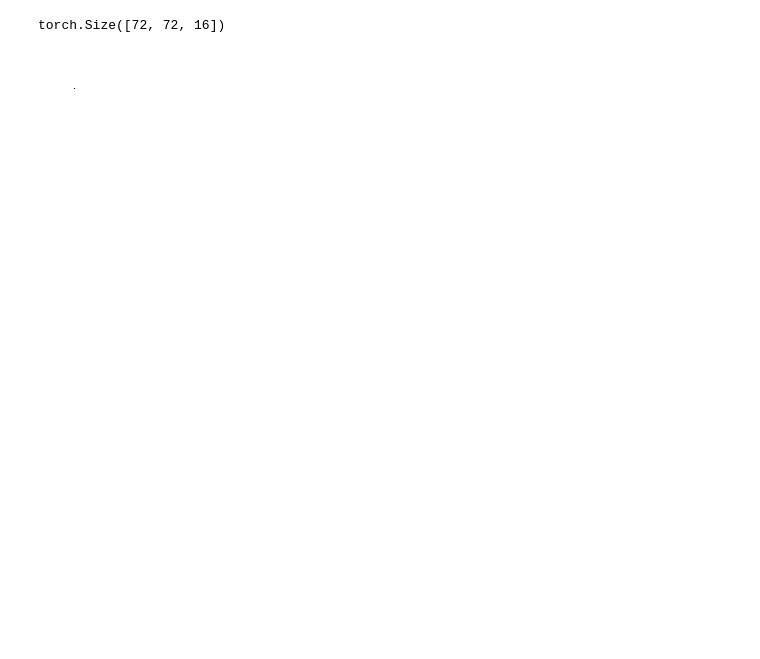
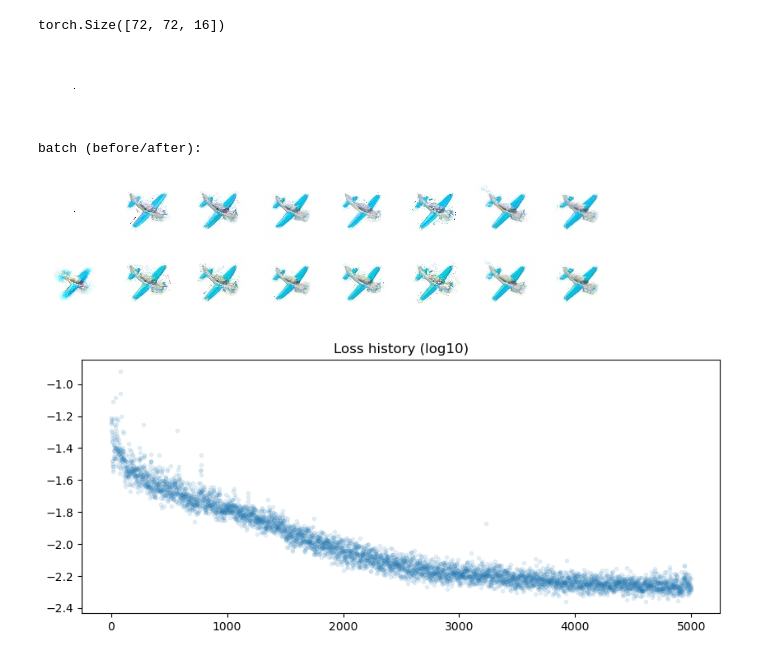
Before and after one commit to Radevsi/cellular-automata, a Jupyter notebook: PyTorch_reimplementations/persistent_mode.ipynb, the cells around one changed output. Saved outputs shown, nothing was run; the diff lists cells and outputs as text; code cells hidden in the pictures; blank space fills up the shorter version.

```diff
--- a/PyTorch_reimplementations/persistent_mode.ipynb
+++ b/PyTorch_reimplementations/persistent_mode.ipynb
@@ -209,13 +209,15 @@ class Train:
 
     # Initialize optimizer with lr scheduler
     self.optim = torch.optim.Adam(self.ca.parameters(), lr=self.lr)
-    self.scheduler = torch.optim.lr_scheduler.StepLR(self.optim, step_size=2000, gamma=0.1)
+    # self.scheduler = torch.optim.lr_scheduler.StepLR(self.optim, step_size=2000, gamma=0.1)
+    self.scheduler = torch.optim.lr_scheduler.MultiStepLR(self.optim, milestones=[1500], gamma=0.25)
 
     # Use library MSELoss
     self.loss_f = nn.MSELoss()
 
     # Pool of training samples for "persistent" training mode
-    self.pool = SamplePool(x=np.repeat(self.seed.detach().cpu()[None, ...], POOL_SIZE, 0))
+    # self.pool = SamplePool(x=np.repeat(self.seed.detach().cpu()[None, ...], POOL_SIZE, 0))
+    self.pool = SamplePool(x=torch.repeat_interleave(self.seed[None, ...], POOL_SIZE, dim=0))
 
     # Log the training progress
     self.loss_log = []
@@ -231,15 +233,15 @@ class Train:
       # Very similar to original TF implementation
       if USE_PATTERN_POOL:
         batch = self.pool.sample(BATCH_SIZE)
-        x0 = batch.x.to(device)
+        x0 = batch.x.detach() # this computes grads by default, not sure why (hence the .detach())
 
         loss_rank = self._loss_f(x0, self.target).argsort(descending=True)
-        # print(list(loss_rank))
-        # print(list(loss_rank.detach().cpu().numpy()))
         x0 = x0[list(loss_rank.detach().cpu().numpy())]
         x0[:1] = seed # to prevent catastrophic forgetting
       else:
         x0 = torch.repeat_interleave(self.seed[None, ...], BATCH_SIZE, 0)
+
+      # print(f"\n x0 type is {type(x0)} and shape is {x0.shape} and device is {x0.get_device()} and requires grad: {x0.requires_grad}")
 
       # Run through a single training step of the model
       x, loss = self._train_step(x0)
@@ -270,9 +272,8 @@ class Train:
 
   def _train_step(self, x):
     """Perform the update step some random number of times"""
+
     iter_n = np.random.randint(64, 97, dtype=np.int32)
-    # Clear previous gradients accumulated on parameters
-    self.optim.zero_grad()
     for _ in range(iter_n):
       # Forward pass of model
       x = self.ca(x)
@@ -287,10 +288,13 @@ class Train:
     # Apply L2 normalization to parameter gradients as per original paper
     for p in self.ca.parameters():
       if p.grad is not None:
-        p.grad /= p.grad.norm() + 1e-8
+        p.grad = p.grad / (p.grad.norm() + 1e-8)
 
     # Update parameters
     self.optim.step()
+
+    # Clear previous gradients accumulated on parameters
+    self.optim.zero_grad()
 
     # Update learning rate step
     self.scheduler.step()
@@ -301,3 +305,15 @@ class Train:
     return torch.square(to_rgba(output) - target).mean(dim=(-2, -3, -1))
 # %%
 USE_PATTERN_POOL=True
+# %%
+%%time
+# original torch conv layer initialization WITH weight decay
+
+ca = CAModel().to(device)
+train = Train(ca, seed.to(device), pad_target.to(device))
+
+loss_log = train.train(n_steps=5001)
+# %% [output]
+batch (before/after):
+[figure, added]
+[figure, added]
```
Also changed, not shown: parts of 19 cells of this notebook, 2 other files.
